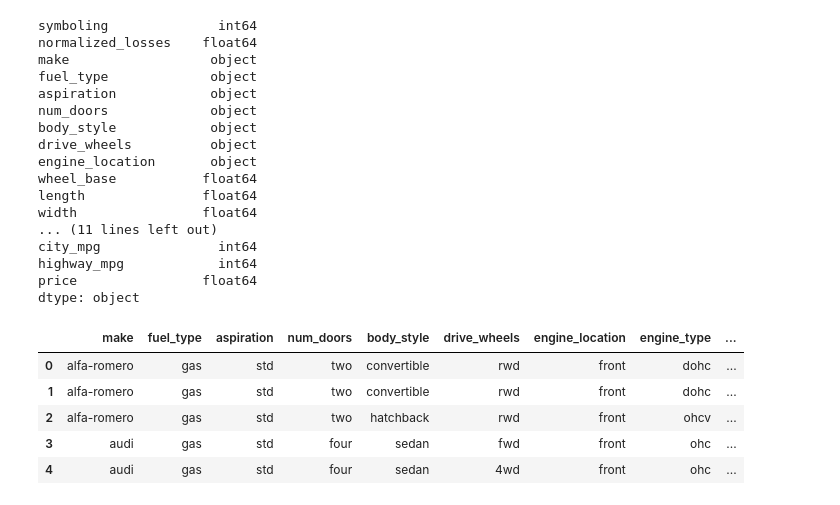
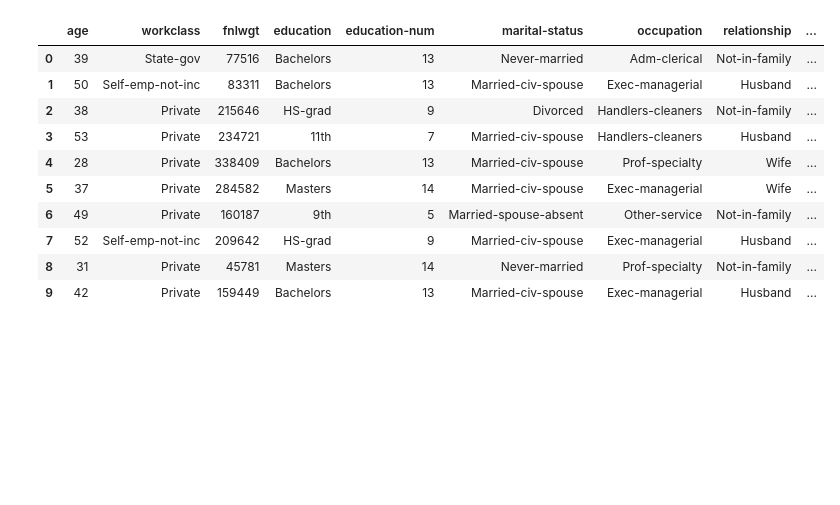
Before and after one commit to vbloise3/awsCert, a Jupyter notebook: public/Exam Notes/15-Encoding categorical values.ipynb, the cells around one changed output. Saved outputs shown, nothing was run; the diff lists cells and outputs as text; code cells hidden in the pictures; blank space fills up the shorter version.

```diff
--- a/public/Exam Notes/15-Encoding categorical values.ipynb
+++ b/public/Exam Notes/15-Encoding categorical values.ipynb
@@ -28,31 +1,39 @@ df.head(10)
-# %%
-df.dtypes
-# %% [output]
-symboling              int64
-normalized_losses    float64
-make                  object
-fuel_type             object
-aspiration            object
-num_doors             object
-body_style            object
-drive_wheels          object
-engine_location       object
-wheel_base           float64
-length               float64
-width                float64
-... (11 lines left out)
-city_mpg               int64
-highway_mpg            int64
-price                float64
-dtype: object
-# %%
-# to get categorical features, build a new dataframe containing only the object columns
-obj_df = df.select_dtypes(include=['object']).copy()
-obj_df.head()
-# %% [output]
-|  | make | fuel_type | aspiration | num_doors | body_style | drive_wheels | engine_location | engine_type | ... |
-| 0 | alfa-romero | gas | std | two | convertible | rwd | front | dohc | ... |
-| 1 | alfa-romero | gas | std | two | convertible | rwd | front | dohc | ... |
-| 2 | alfa-romero | gas | std | two | hatchback | rwd | front | ohcv | ... |
-| 3 | audi | gas | std | four | sedan | fwd | front | ohc | ... |
-| 4 | audi | gas | std | four | sedan | 4wd | front | ohc | ... |
+# %%
+# Class to colorize, bold, or underline output
+class color:
+   PURPLE = '\033[95m'
+   CYAN = '\033[96m'
+   DARKCYAN = '\033[36m'
+   BLUE = '\033[94m'
+   GREEN = '\033[92m'
+   YELLOW = '\033[93m'
+   RED = '\033[91m'
+   BOLD = '\033[1m'
+   UNDERLINE = '\033[4m'
+   END = '\033[0m'
+#
+
+import pandas as pd
+import numpy as np
+# define header for our data, the UCI dataset does not have a header
+headers = ["age", "workclass", "fnlwgt", "education", "education-num",
+           "marital-status", "occupation", "relationship", "race",
+           "sex", "capital-gain", "capital-loss", "hours-per-week", "native-country",
+           "income"]
+# load the data from github repo and convert the values with '?' to NaN
+url = "https://raw.githubusercontent.com/vbloise3/WhizLabsML/master/CensusIncome/CensusIncomeDataset.csv"
+df = pd.read_csv(url, error_bad_lines=False, header=None, names=headers, na_values="null")
+# head of the df
+df.head(10)
+# %% [output]
+|  | age | workclass | fnlwgt | education | education-num | marital-status | occupation | relationship | ... |
+| 0 | 39 | State-gov | 77516 | Bachelors | 13 | Never-married | Adm-clerical | Not-in-family | ... |
+| 1 | 50 | Self-emp-not-inc | 83311 | Bachelors | 13 | Married-civ-spouse | Exec-managerial | Husband | ... |
+| 2 | 38 | Private | 215646 | HS-grad | 9 | Divorced | Handlers-cleaners | Not-in-family | ... |
+| 3 | 53 | Private | 234721 | 11th | 7 | Married-civ-spouse | Handlers-cleaners | Husband | ... |
+| 4 | 28 | Private | 338409 | Bachelors | 13 | Married-civ-spouse | Prof-specialty | Wife | ... |
+| 5 | 37 | Private | 284582 | Masters | 14 | Married-civ-spouse | Exec-managerial | Wife | ... |
+| 6 | 49 | Private | 160187 | 9th | 5 | Married-spouse-absent | Other-service | Not-in-family | ... |
+| 7 | 52 | Self-emp-not-inc | 209642 | HS-grad | 9 | Married-civ-spouse | Exec-managerial | Husband | ... |
+| 8 | 31 | Private | 45781 | Masters | 14 | Never-married | Prof-specialty | Not-in-family | ... |
+| 9 | 42 | Private | 159449 | Bachelors | 13 | Married-civ-spouse | Exec-managerial | Husband | ... |
```
Also changed, not shown: parts of 17 cells of this notebook, 2 other files.
